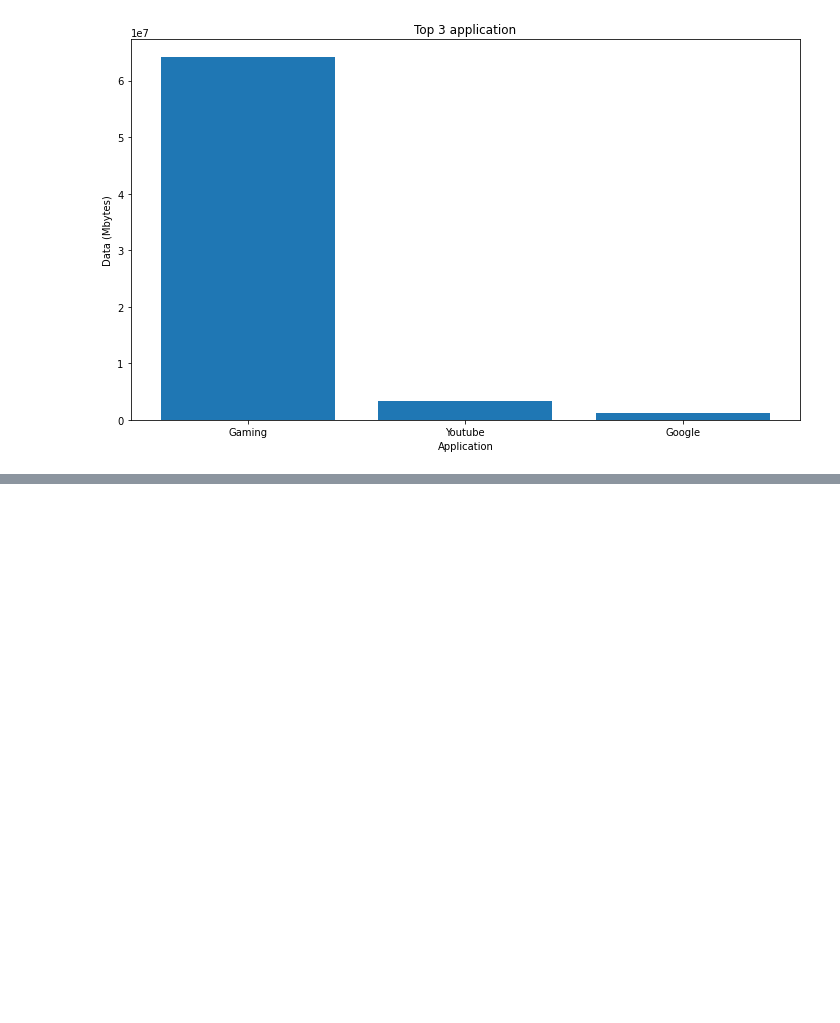
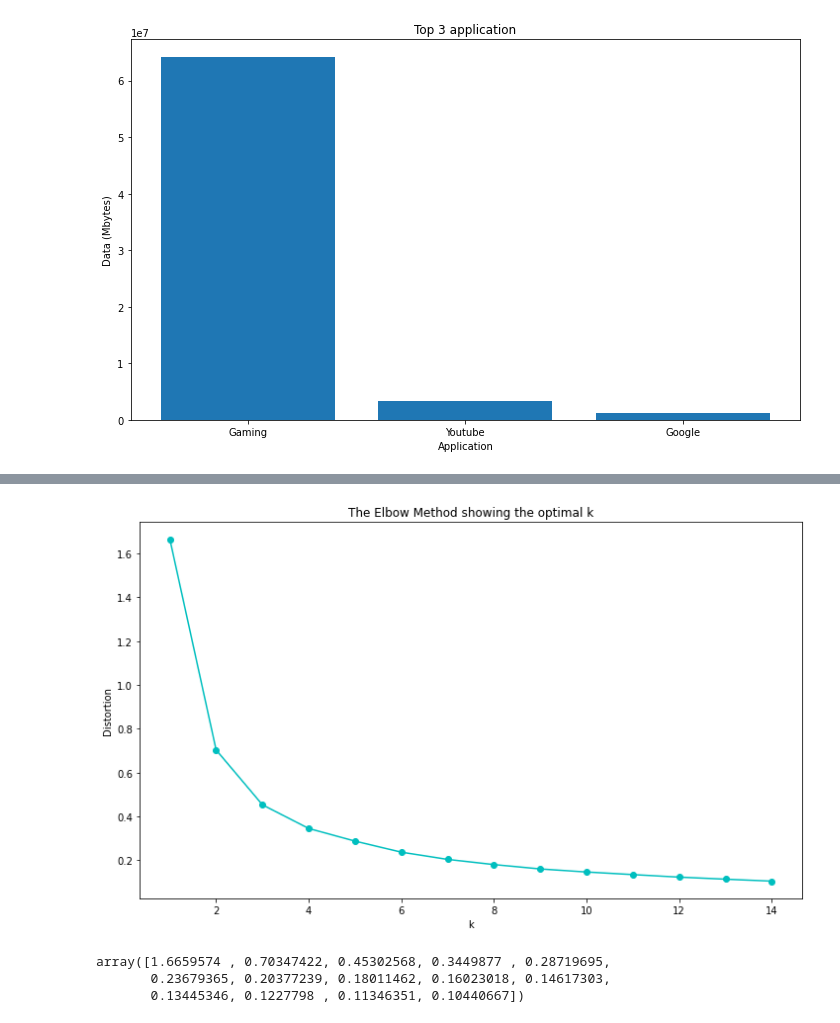
Before and after one commit to sidoine-dako/User-Analytics-Telecom-Industry, a Jupyter notebook: notebook/Task 2 - User Engagement analysis.ipynb, the cells around one changed output, grey strips where cells are left out. Cells and saved outputs as stored; diff of their text form; code cells hidden in the pictures; blank space fills up the shorter version.

```diff
--- a/notebook/Task 2 - User Engagement analysis.ipynb
+++ b/notebook/Task 2 - User Engagement analysis.ipynb
@@ -322,0 +325,20 @@ plt.show()
+# %%
+# Extract the data for KMeans
+dfKmeans = dfAggDayMb.loc[:,['Number of session','Duration (day)','Total']]
+
+# Normalize the data
+from sklearn.preprocessing import Normalizer
+def normalizer(df):
+    norm = Normalizer()
+    # normalize the exponential data with boxcox
+    normalized_data = norm.fit_transform(df)
+
+    # plot both together to compare
+    fig, ax=plt.subplots(1,2, figsize=(10, 6))
+    sns.histplot(df, ax=ax[0])
+    ax[0].set_title("Original Data")
+    sns.histplot(normalized_data[0], ax=ax[1])
+    ax[1].set_title("Normalized data")
+    return normalized_data
+
+dfKmeansNorm = normalizer(dfKmeans)
@@ -322,0 +347,7 @@ plt.show()
+# %%
+distortions = []
+K = range(1,15)
+for k in K:
+    kmeanModel = KMeans(n_clusters=k)
+    kmeanModel.fit(dfKmeansNorm)
+    distortions.append(kmeanModel.inertia_)
@@ -322,0 +364,15 @@ plt.show()
+# %%
+plt.figure(figsize=(12,7))
+plt.plot(K, distortions, '-oc')
+plt.xlabel('k')
+plt.ylabel('Distortion')
+plt.title('The Elbow Method showing the optimal k')
+plt.show()
+# %% [output]
+[figure, added]
+# %%
+np.array(distortions)
+# %% [output]
+array([1.6659574 , 0.70347422, 0.45302568, 0.3449877 , 0.28719695,
+       0.23679365, 0.20377239, 0.18011462, 0.16023018, 0.14617303,
+       0.13445346, 0.1227798 , 0.11346351, 0.10440667])
```
Also changed, not shown: parts of 9 cells of this notebook.
